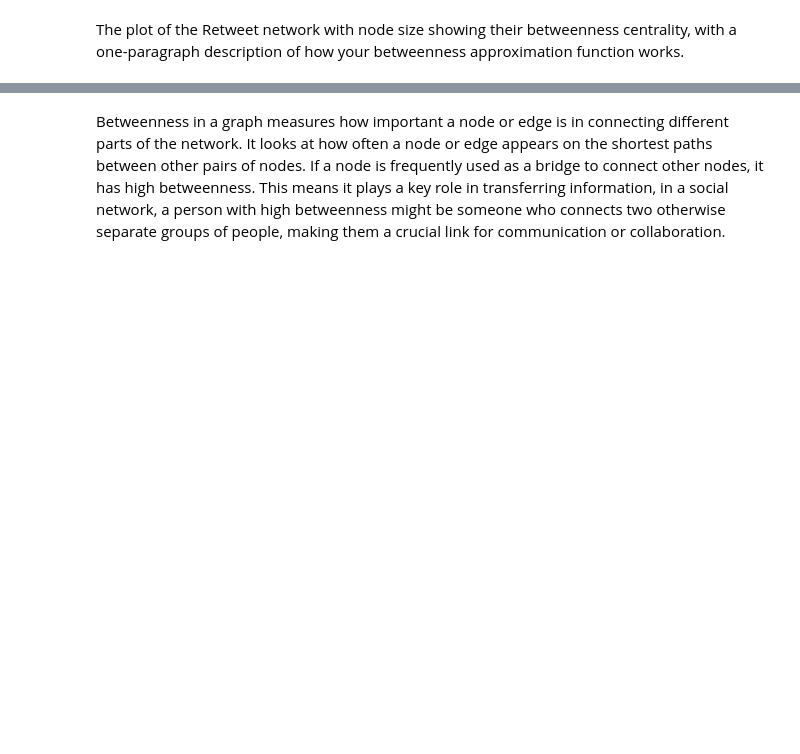
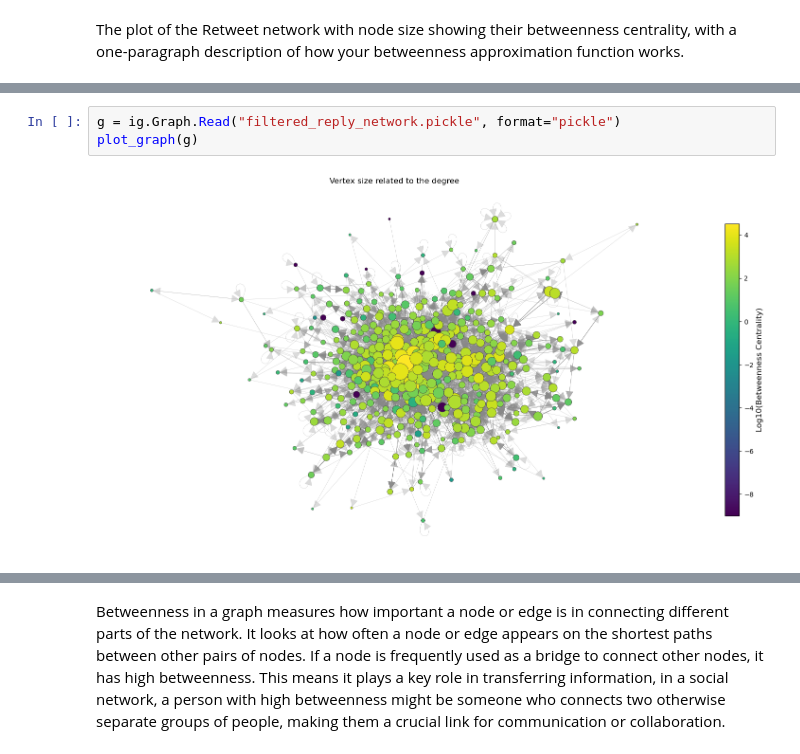
Before and after one commit to SunAndClouds/mining-of-social-data, a Jupyter notebook: lab_1_and_2/task2.ipynb, the cells around one changed output, grey strips where cells are left out. Drawn from its saved outputs; the diff is of its cells as text; blank space fills up the shorter version.

```diff
--- a/lab_1_and_2/task2.ipynb
+++ b/lab_1_and_2/task2.ipynb
@@ -86,0 +87,5 @@ plot_graph(g)
+# %%
+g = ig.Graph.Read("filtered_reply_network.pickle", format="pickle")
+plot_graph(g)
+# %% [output]
+[figure, added]
```
Also changed, not shown: parts of 4 cells of this notebook, 6 other files.
